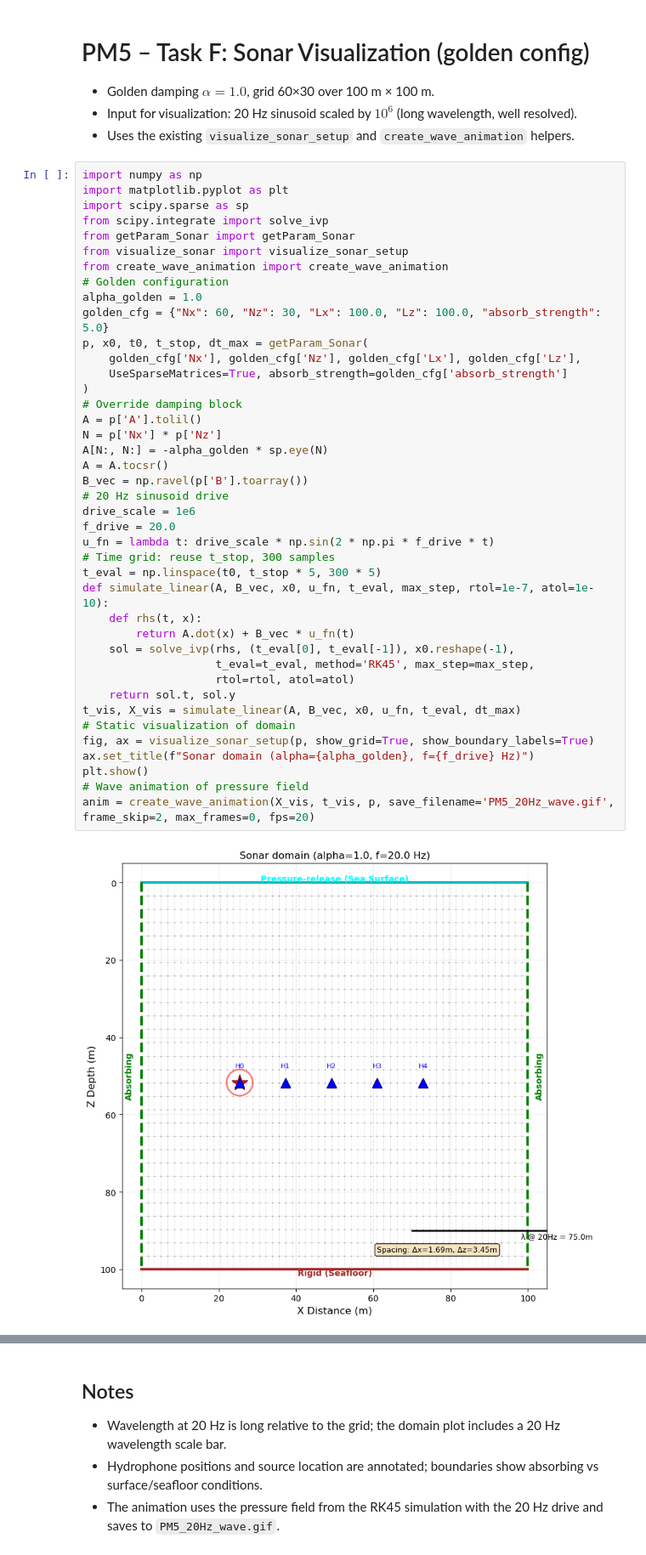
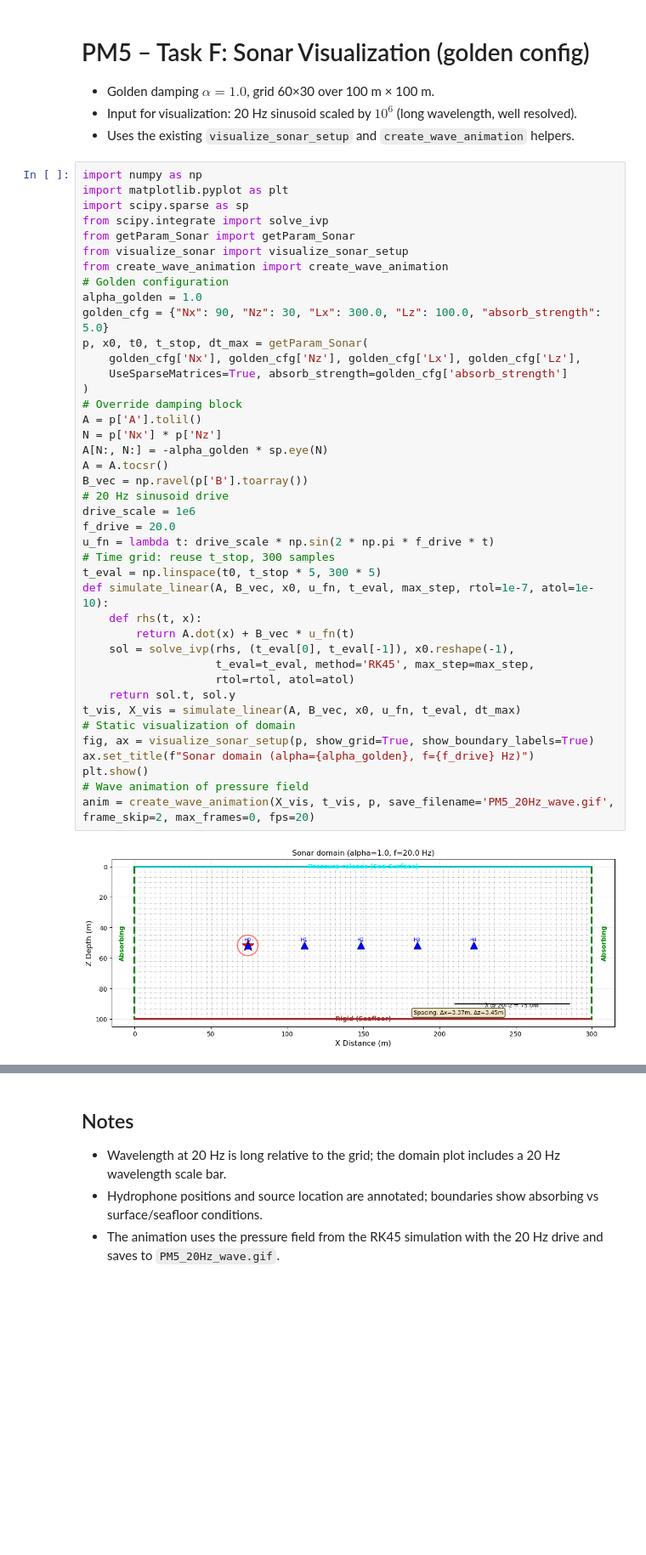
Before and after one commit to cwardlaw8/SonarSim, a Jupyter notebook: PM5_TaskF.ipynb, the cells around one changed output, grey strips where cells are left out. Shown at 85% size. Saved outputs shown, nothing was run; the diff lists cells and outputs as text; blank space fills up the shorter version.

```diff
--- a/PM5_TaskF.ipynb
+++ b/PM5_TaskF.ipynb
@@ -13,38 +13,38 @@ from visualize_sonar import visualize_sonar_setup
 from create_wave_animation import create_wave_animation
 # Golden configuration
 alpha_golden = 1.0
-golden_cfg = {"Nx": 60, "Nz": 30, "Lx": 100.0, "Lz": 100.0, "absorb_strength": 5.0}
+golden_cfg = {"Nx": 90, "Nz": 30, "Lx": 300.0, "Lz": 100.0, "absorb_strength": 5.0}
 p, x0, t0, t_stop, dt_max = getParam_Sonar(
     golden_cfg['Nx'], golden_cfg['Nz'], golden_cfg['Lx'], golden_cfg['Lz'],
     UseSparseMatrices=True, absorb_strength=golden_cfg['absorb_strength']
 )
 # Override damping block
 A = p['A'].tolil()
 N = p['Nx'] * p['Nz']
 A[N:, N:] = -alpha_golden * sp.eye(N)
 A = A.tocsr()
 B_vec = np.ravel(p['B'].toarray())
 # 20 Hz sinusoid drive
 drive_scale = 1e6
 f_drive = 20.0
 u_fn = lambda t: drive_scale * np.sin(2 * np.pi * f_drive * t)
 # Time grid: reuse t_stop, 300 samples
 t_eval = np.linspace(t0, t_stop * 5, 300 * 5)
 def simulate_linear(A, B_vec, x0, u_fn, t_eval, max_step, rtol=1e-7, atol=1e-10):
     def rhs(t, x):
         return A.dot(x) + B_vec * u_fn(t)
     sol = solve_ivp(rhs, (t_eval[0], t_eval[-1]), x0.reshape(-1),
                     t_eval=t_eval, method='RK45', max_step=max_step,
                     rtol=rtol, atol=atol)
     return sol.t, sol.y
 t_vis, X_vis = simulate_linear(A, B_vec, x0, u_fn, t_eval, dt_max)
 # Static visualization of domain
 fig, ax = visualize_sonar_setup(p, show_grid=True, show_boundary_labels=True)
 ax.set_title(f"Sonar domain (alpha={alpha_golden}, f={f_drive} Hz)")
 plt.show()
 # Wave animation of pressure field
 anim = create_wave_animation(X_vis, t_vis, p, save_filename='PM5_20Hz_wave.gif', frame_skip=2, max_frames=0, fps=20)
 # %% [output]
-[figure, old version]
+[figure, new version]
 Creating animation with 750 frames (skip=2)...
 Animation saved as PM5_20Hz_wave.gif
```
Also changed, not shown: parts of 1 cell of this notebook, 1 other file.
